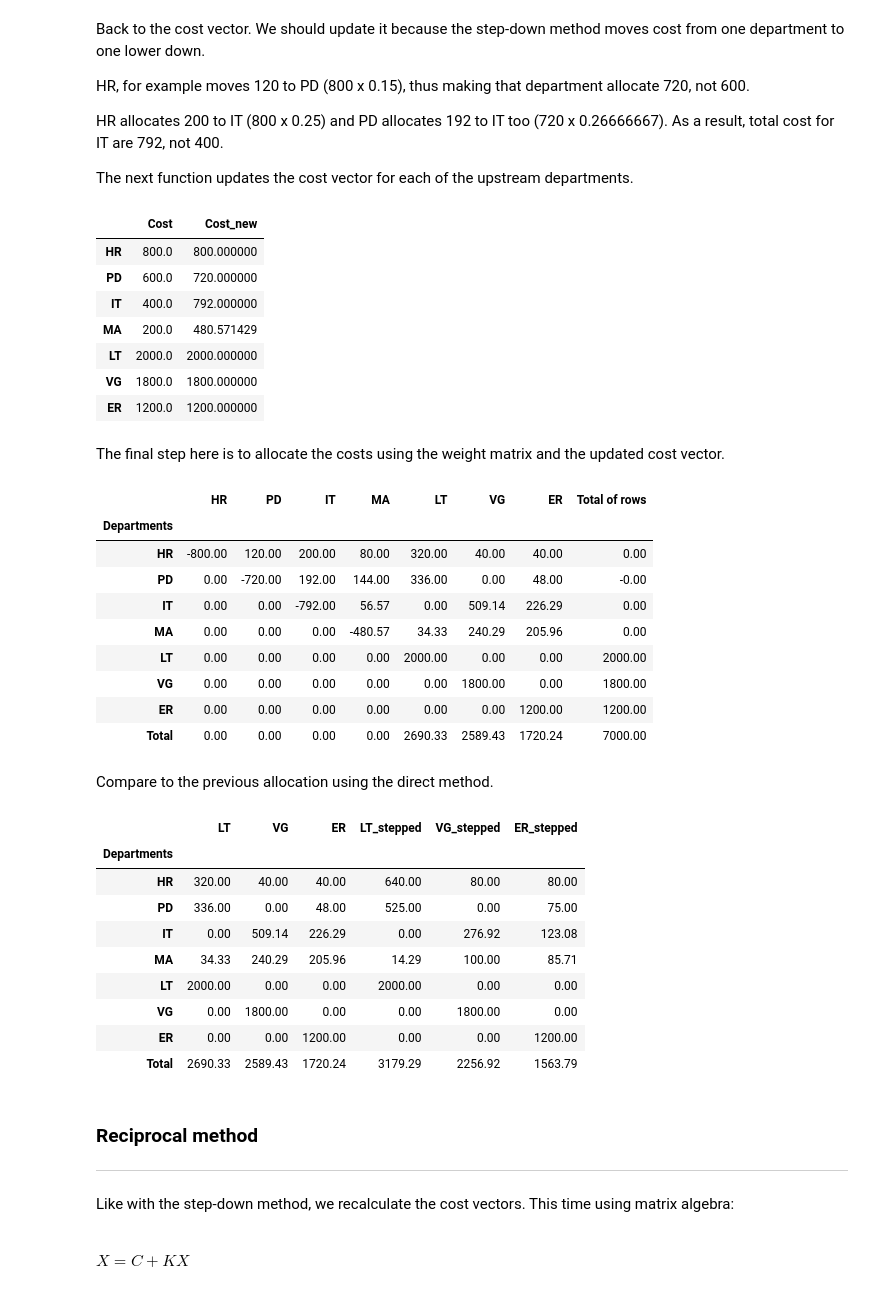
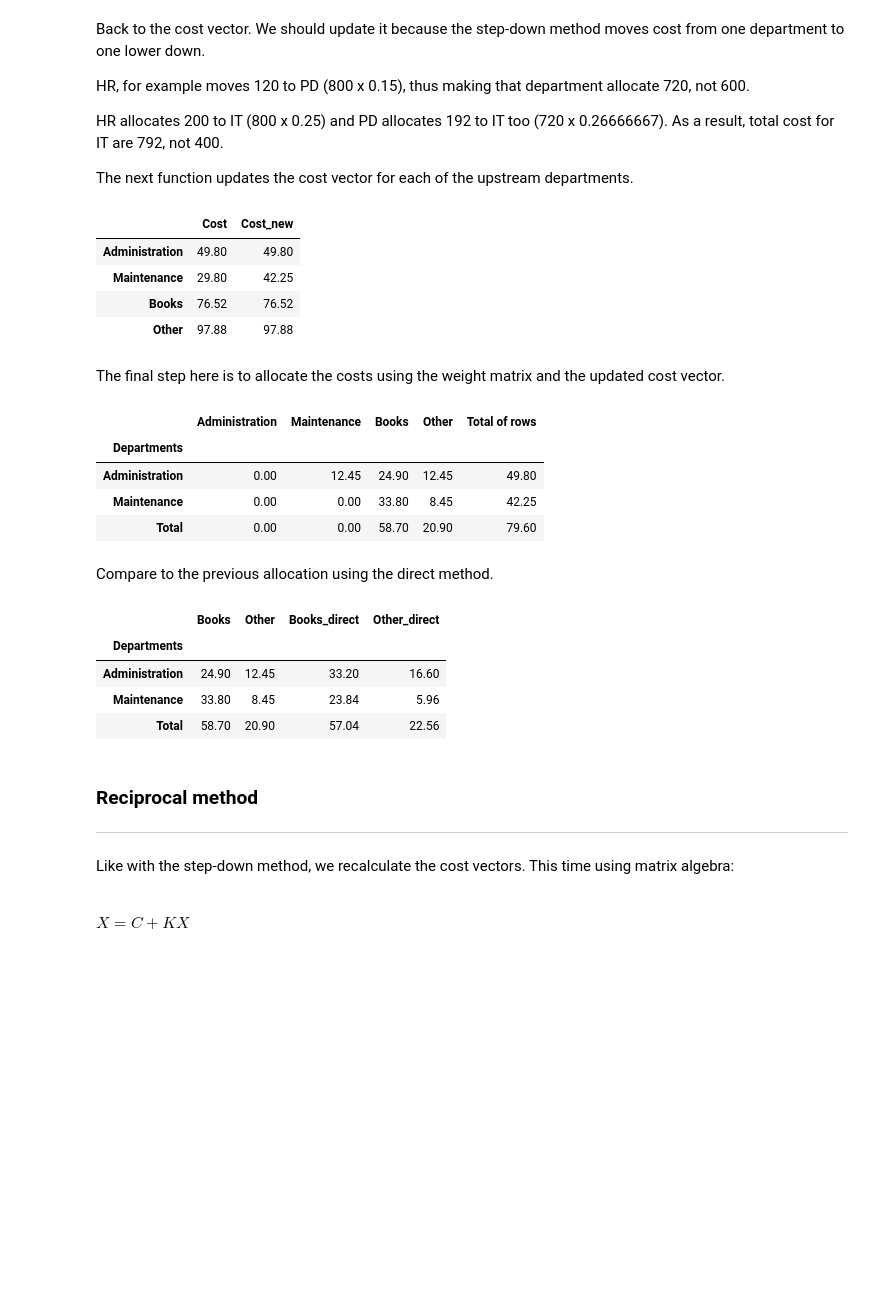
Before and after one commit to blucap/mmpa502, a Jupyter notebook: step_down.ipynb, the cells around one changed output. Drawn from its saved outputs; the diff is of its cells as text; code cells hidden in the pictures; blank space fills up the shorter version.

```diff
--- a/step_down.ipynb
+++ b/step_down.ipynb
@@ -119,0 +110,17 @@ dfs.style.pipe(make_pretty)
+# %%
+# Example lake_country
+dfs = pd.read_csv("lake_country.csv").rename(columns={'Unnamed: 0': "Departments"}).set_index("Departments")
+
+# Rescale to eliminate self-service allocations (skip Cost row)
+for dept in dfs.index:
+    if dept == 'Cost':
+        continue
+    self_pct = dfs.loc[dept, dept]
+    if self_pct > 0:
+        dfs.loc[dept, :] = dfs.loc[dept, :] / (1 - self_pct)
+        dfs.loc[dept, dept] = 0
+
+upstream = ['Administration','Maintenance']
+downstream = ['Books', 'Other']
+dept_names = upstream + downstream
+dfs.style.pipe(make_pretty)
@@ -335,13 +315,10 @@ df_upd_cost = new_cost(df_cost_matrix, upstream, df_cost)
 df_cost.to_frame().join(df_upd_cost, rsuffix="_new")
 # %% [output]
 |  | Cost | Cost_new |
-| HR | 800.0 | 800.000000 |
-| PD | 600.0 | 720.000000 |
-| IT | 400.0 | 792.000000 |
-| MA | 200.0 | 480.571429 |
-| LT | 2000.0 | 2000.000000 |
-| VG | 1800.0 | 1800.000000 |
-| ER | 1200.0 | 1200.000000 |
+| Administration | 49.80 | 49.80 |
+| Maintenance | 29.80 | 42.25 |
+| Books | 76.52 | 76.52 |
+| Other | 97.88 | 97.88 |
 # %% [markdown]
 The final step here is to allocate the costs using the weight matrix and the updated cost vector.
 # %%
@@ -349,31 +326,21 @@ df_step_down = df_wght_matrix.mul(df_upd_cost, axis=0)  # .where(np.triu(np.ones
 df_step_down = total_allocations(df_step_down, upstream)
 df_step_down.style.pipe(make_prettier)
 # %% [output]
-|  | HR | PD | IT | MA | LT | VG | ER | Total of rows |
-| Departments |  |  |  |  |  |  |  |  |
-| HR | -800.00 | 120.00 | 200.00 | 80.00 | 320.00 | 40.00 | 40.00 | 0.00 |
-| PD | 0.00 | -720.00 | 192.00 | 144.00 | 336.00 | 0.00 | 48.00 | -0.00 |
-| IT | 0.00 | 0.00 | -792.00 | 56.57 | 0.00 | 509.14 | 226.29 | 0.00 |
-| MA | 0.00 | 0.00 | 0.00 | -480.57 | 34.33 | 240.29 | 205.96 | 0.00 |
-| LT | 0.00 | 0.00 | 0.00 | 0.00 | 2000.00 | 0.00 | 0.00 | 2000.00 |
-| VG | 0.00 | 0.00 | 0.00 | 0.00 | 0.00 | 1800.00 | 0.00 | 1800.00 |
-| ER | 0.00 | 0.00 | 0.00 | 0.00 | 0.00 | 0.00 | 1200.00 | 1200.00 |
-| Total | 0.00 | 0.00 | 0.00 | 0.00 | 2690.33 | 2589.43 | 1720.24 | 7000.00 |
+|  | Administration | Maintenance | Books | Other | Total of rows |
+| Departments |  |  |  |  |  |
+| Administration | 0.00 | 12.45 | 24.90 | 12.45 | 49.80 |
+| Maintenance | 0.00 | 0.00 | 33.80 | 8.45 | 42.25 |
+| Total | 0.00 | 0.00 | 58.70 | 20.90 | 79.60 |
 # %% [markdown]
 Compare to the previous allocation using the direct method.
 # %%
-df_step_down[downstream].join(df_direct[downstream], rsuffix="_stepped").style.pipe(make_prettier)  # df_direct.style.pipe(make_prettier)
+df_step_down[downstream].join(df_direct[downstream], rsuffix="_direct").style.pipe(make_prettier)  # df_direct.style.pipe(make_prettier)
 # %% [output]
-|  | LT | VG | ER | LT_stepped | VG_stepped | ER_stepped |
-| Departments |  |  |  |  |  |  |
-| HR | 320.00 | 40.00 | 40.00 | 640.00 | 80.00 | 80.00 |
-| PD | 336.00 | 0.00 | 48.00 | 525.00 | 0.00 | 75.00 |
-| IT | 0.00 | 509.14 | 226.29 | 0.00 | 276.92 | 123.08 |
-| MA | 34.33 | 240.29 | 205.96 | 14.29 | 100.00 | 85.71 |
-| LT | 2000.00 | 0.00 | 0.00 | 2000.00 | 0.00 | 0.00 |
-| VG | 0.00 | 1800.00 | 0.00 | 0.00 | 1800.00 | 0.00 |
-| ER | 0.00 | 0.00 | 1200.00 | 0.00 | 0.00 | 1200.00 |
-| Total | 2690.33 | 2589.43 | 1720.24 | 3179.29 | 2256.92 | 1563.79 |
+|  | Books | Other | Books_direct | Other_direct |
+| Departments |  |  |  |  |
+| Administration | 24.90 | 12.45 | 33.20 | 16.60 |
+| Maintenance | 33.80 | 8.45 | 23.84 | 5.96 |
+| Total | 58.70 | 20.90 | 57.04 | 22.56 |
 # %% [markdown]
 ### Reciprocal method  ###
 
```
Also changed, not shown: parts of 22 cells of this notebook, 3 other files.
